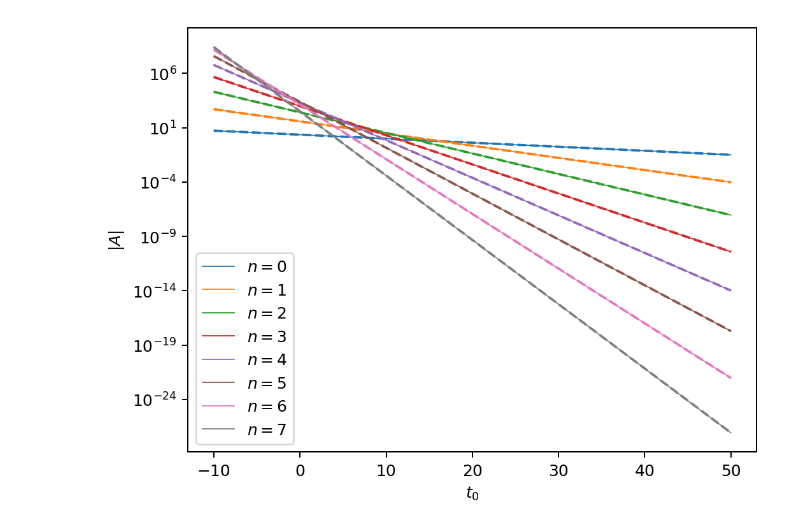
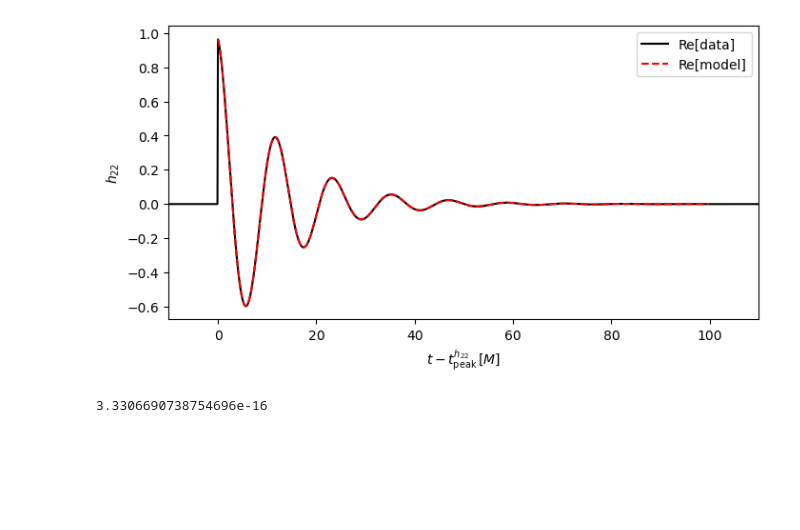
Before and after one commit to sxs-collaboration/qnmfits, a Jupyter notebook: examples/working_with_generic_waveforms.ipynb, the cells around one changed output. Cells and saved outputs as stored; diff of their text form; code cells hidden in the pictures; blank space fills up the shorter version.

```diff
--- a/examples/working_with_generic_waveforms.ipynb
+++ b/examples/working_with_generic_waveforms.ipynb
@@ -69,26 +86,29 @@ for t, t0 in enumerate(t0_array):
-# %%
-# Plot the best-fit mode amplitudes versus the expected amplitude decay
-
-fig, ax = plt.subplots(dpi=180)
-ax.set_yscale('log')
-
-# Find QNM frequencies to use in plotting
-frequencies = [qnmfits.qnm_from_tuple(mode, chif, Mf)[0] for mode in qnms]
-
-for n in range(len(qnms)):
-    amp_decay = abs(amp_list[n][0]) * np.exp( np.imag(frequencies[n])* t0_array)
-
-    ax.plot(t0_array, amp_decay, label=f'$n={n}$',lw=.7)
-
-    # The expected amplitude decay from the QNM frequency
-    tau = -1/np.imag(frequencies[n])
-    expected_amp = abs(amp_list[n][0])*np.exp(-t0_array/tau)
-
-    ax.plot(t0_array, expected_amp, c=f'C{n}', ls='--')
-
-ax.set_xlabel('$t_0$')
-ax.set_ylabel('$|A|$')
-
-_ = ax.legend()
-# %% [output]
-[figure, removed]
+# %%
+# Plot the best-fit model against the data
+
+h_best_fit = best_fit['model']
+h22_best_fit = h_best_fit.data[:, h_best_fit.index(2,2)]
+
+fig, ax = plt.subplots(figsize=(8,4))
+
+ax.plot(h.t, np.real(h22), c='k', label='Re[data]')
+ax.plot(
+    h_best_fit.t,
+    np.real(h22_best_fit),
+    c='r',
+    ls='--',
+    label='Re[model]'
+)
+
+ax.set_xlabel('$t - t_\mathrm{peak}^{h_{22}}\, [M]$')
+ax.set_ylabel('$h_{22}$')
+
+ax.legend()
+
+ax.set_xlim(-10, 110);
+# %% [output]
+[figure, added]
+# %%
+best_fit['mismatch']
+# %% [output]
+3.3306690738754696e-16
```
Also changed, not shown: parts of 19 cells of this notebook, 1 other file.
